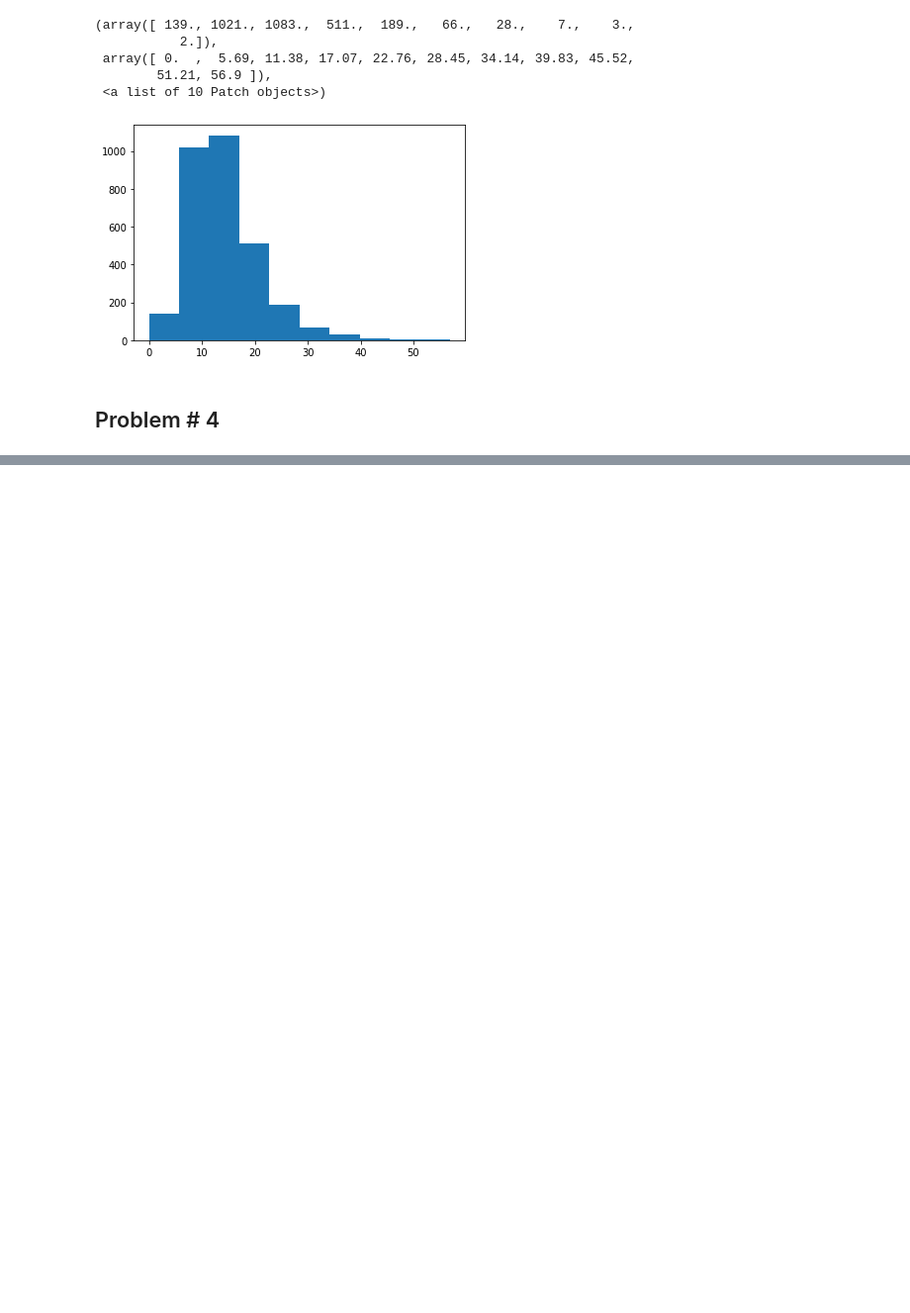
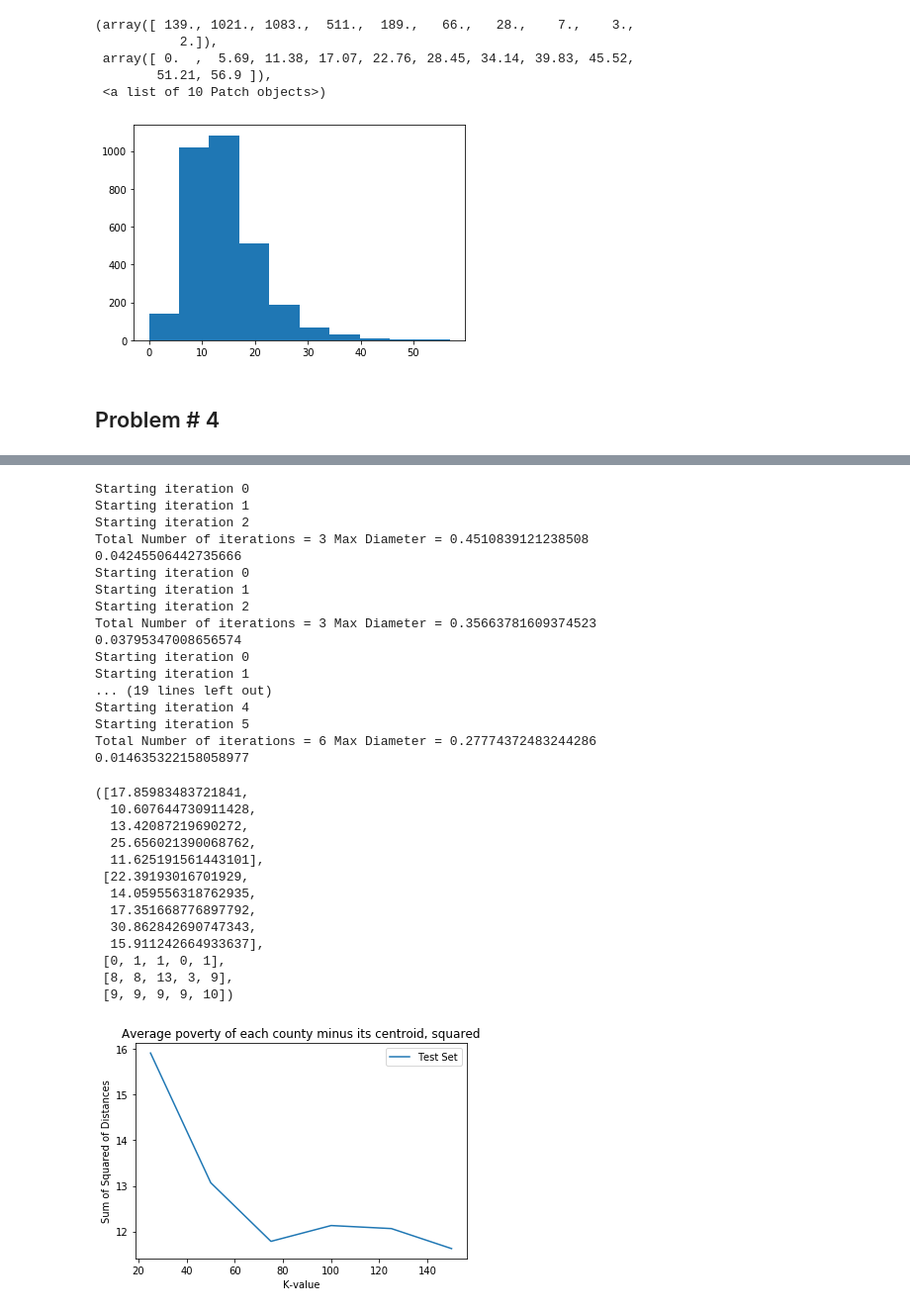
Before and after one commit to dashapyly/MIT-6.00SC-Introduction-to-Programming, a Jupyter notebook: problem_set_10_Clustering/problem_set_10_Clustering.ipynb, the cells around one changed output, grey strips where cells are left out. Shown: that part at 99% size. Drawn from its saved outputs; the diff is of its cells as text; code cells hidden in the pictures; blank space fills up the shorter version.

```diff
--- a/problem_set_10_Clustering/problem_set_10_Clustering.ipynb
+++ b/problem_set_10_Clustering/problem_set_10_Clustering.ipynb
@@ -564,5 +565,5 @@ dimension2s = []
 # %%
-def graphPredictionErr3(points, dimension1, dimension2=None, kvals = [25, 50, 75, 100, 125, 150], cutoff = 0.1):
+def graphPredictionErr3(points, dimension1, dimension2, dimension3, kvals = [25, 50, 75, 100, 125, 150], cutoff = 0.1):
     """
     Given input points and a dimension to predict, should cluster on the
     appropriate values of k and graph the error in the resulting predictions,
@@ -571,9 +572,13 @@ def graphPredictionErr3(points, dimension1, dimension2=None, kvals = [25, 50, 75
 
 	# Your Code Here
     County.weights = pylab.array([1.0] * 14)
-    County.weights[dimension1] = 0.
+    County.weights[:] = 0.
+    if dimension1 != None:
+        County.weights[dimension1] = 1.
     if dimension2 != None:
-        County.weights[dimension2] = 0.
+        County.weights[dimension2] = 1.
+    if dimension3 != None:
+        County.weights[dimension3] = 1.
     errors_test = []
     for kval in kvals:
         train_set, test_set = randomPartition(points, 0.8)
@@ -598,6 +603,5 @@ def graphPredictionErr3(points, dimension1, dimension2=None, kvals = [25, 50, 75
     max_errors.append(np.array(errors_test).max())
     dimension1s.append(dimension1)
     dimension2s.append(dimension2)
-    return min_errors, max_errors, dimension1s, dimension2s
-
-graphPredictionErr3(points, 2, 13, kvals = [25, 50, 75, 100, 125, 150], cutoff = 0.1)
+    dimension3s.append(dimension3)
+    return min_errors, max_errors, dimension1s, dimension2s, dimension3s
@@ -640 +608,35 @@ Total Number of iterations = 5 Max Diameter = 0.48664018766710126
+# %%
+graphPredictionErr3(points, 1, 9, 10, kvals = [25, 50, 75, 100, 125, 150], cutoff = 0.1)
+# %% [output]
+Starting iteration 0
+Starting iteration 1
+Starting iteration 2
+Total Number of iterations = 3 Max Diameter = 0.4510839121238508
+0.04245506442735666
+Starting iteration 0
+Starting iteration 1
+Starting iteration 2
+Total Number of iterations = 3 Max Diameter = 0.35663781609374523
+0.03795347008656574
+Starting iteration 0
+Starting iteration 1
+... (19 lines left out)
+Starting iteration 4
+Starting iteration 5
+Total Number of iterations = 6 Max Diameter = 0.27774372483244286
+0.014635322158058977
+([17.85983483721841,
+  10.607644730911428,
+  13.42087219690272,
+  25.656021390068762,
+  11.625191561443101],
+ [22.39193016701929,
+  14.059556318762935,
+  17.351668776897792,
+  30.862842690747343,
+  15.911242664933637],
+ [0, 1, 1, 0, 1],
+ [8, 8, 13, 3, 9],
+ [9, 9, 9, 9, 10])
+[figure, added]
 # %%
```
Also changed, not shown: parts of 6 cells of this notebook.
